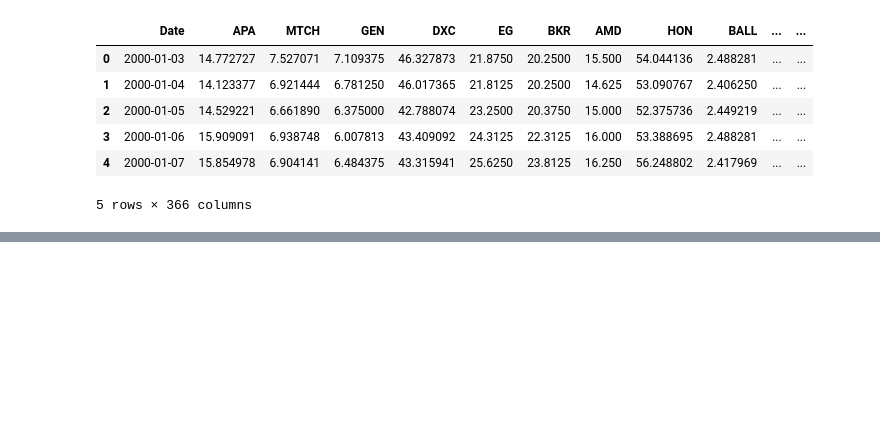
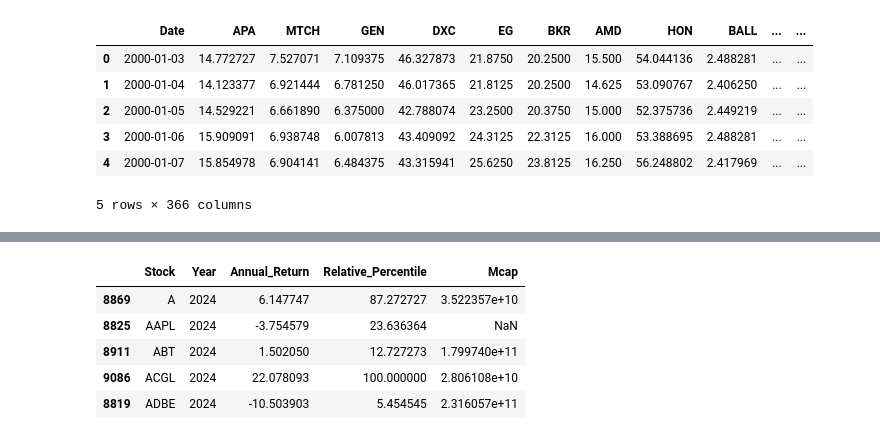
Before and after one commit to CiganOliviuAlphablock/clustering-in-mean-reversion-framework, a Jupyter notebook: clustering.ipynb, the cells around one changed output, grey strips where cells are left out. Saved outputs shown, nothing was run; the diff lists cells and outputs as text; code cells hidden in the pictures; blank space fills up the shorter version.

```diff
--- a/clustering.ipynb
+++ b/clustering.ipynb
@@ -159,0 +182,9 @@ result_df.head()
+# %%
+result_df_filtered_data_2024.sort_values(by='Stock').head()
+# %% [output]
+|  | Stock | Year | Annual_Return | Relative_Percentile | Mcap |
+| 8869 | A | 2024 | 6.147747 | 87.272727 | 3.522357e+10 |
+| 8825 | AAPL | 2024 | -3.754579 | 23.636364 | NaN |
+| 8911 | ABT | 2024 | 1.502050 | 12.727273 | 1.799740e+11 |
+| 9086 | ACGL | 2024 | 22.078093 | 100.000000 | 2.806108e+10 |
+| 8819 | ADBE | 2024 | -10.503903 | 5.454545 | 2.316057e+11 |
```
Also changed, not shown: parts of 13 cells of this notebook.
